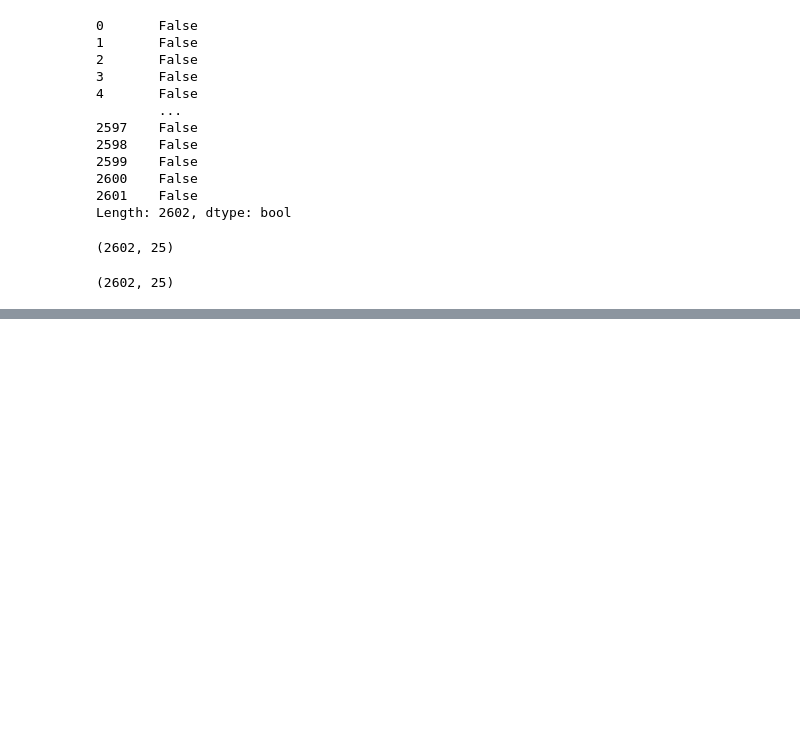
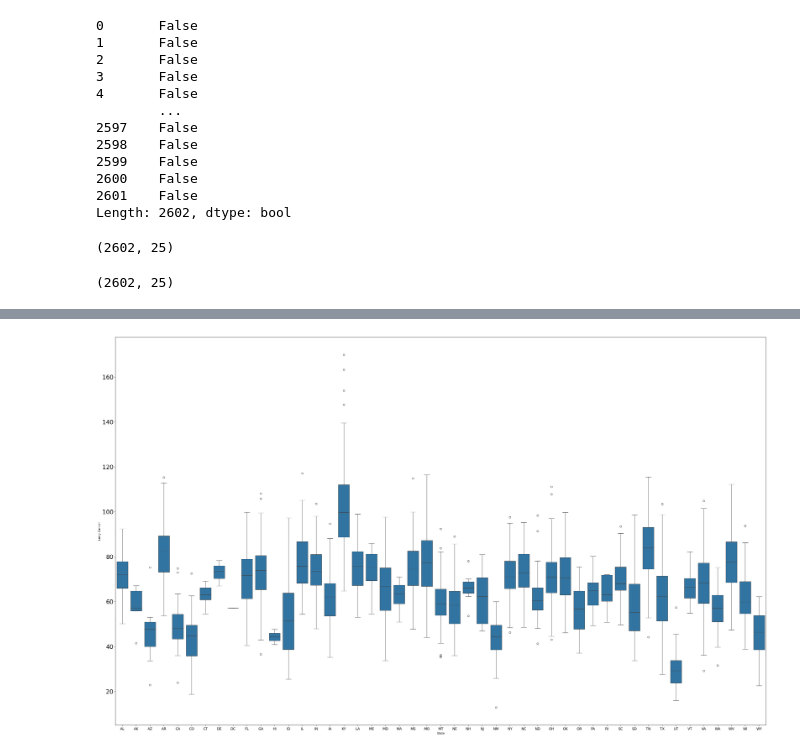
Before and after one commit to kevmiao/CS329E-Project, a Jupyter notebook: analysis.ipynb, the cells around one changed output, grey strips where cells are left out. Saved outputs shown, nothing was run; the diff lists cells and outputs as text; code cells hidden in the pictures; blank space fills up the shorter version.

```diff
--- a/analysis.ipynb
+++ b/analysis.ipynb
@@ -259,0 +292,10 @@ air_cancer_df.corr(numeric_only  = True)
+# %%
+plt.figure(figsize=(40, 24))
+state_lung_boxplot = sns.boxplot(x='State', y='Lung Cancer', data=air_cancer_df)
+
+
+state_lung_boxplot.set_xticklabels(state_lung_boxplot.get_xticklabels(), fontsize=12)
+state_lung_boxplot.set_yticklabels(state_lung_boxplot.get_yticklabels(), fontsize=20)
+plt.show()
+# %% [output]
+[figure, added]
```
Also changed, not shown: parts of 8 cells of this notebook.
